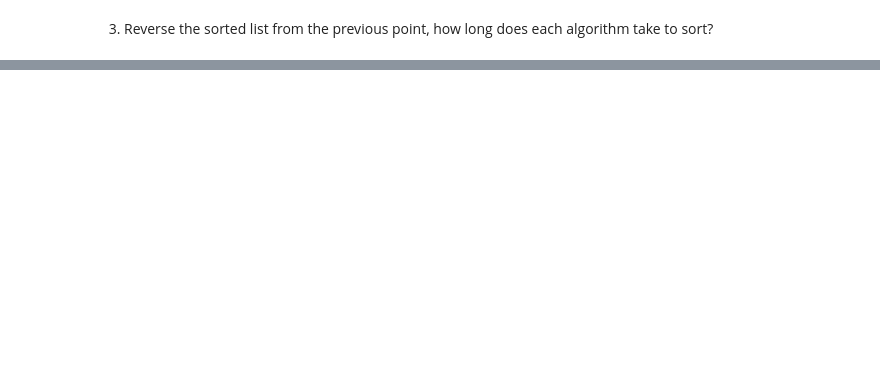
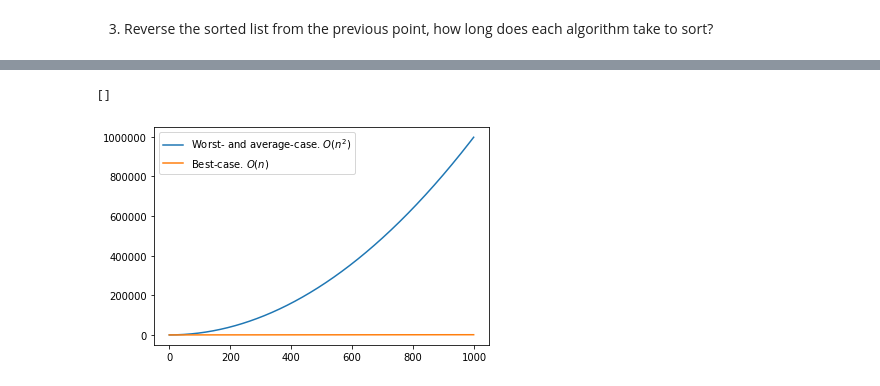
Before and after one commit to Casper-Smet/High-Performance_Programming, a Jupyter notebook: 01.1 Complexity of sorting.ipynb, the cells around one changed output, grey strips where cells are left out. Saved outputs shown, nothing was run; the diff lists cells and outputs as text; code cells hidden in the pictures; blank space fills up the shorter version.

```diff
--- a/01.1 Complexity of sorting.ipynb
+++ b/01.1 Complexity of sorting.ipynb
@@ -109,0 +144,8 @@ partial_reversed_func(merge_sort)
+# %%
+plt.plot(x_range, O_n2_list, label="Worst- and average-case. $O(n^{2})$")
+plt.plot(x_range, O_n_list, label="Best-case. $O(n)$")
+plt.legend()
+plt.plot()
+# %% [output]
+[]
+[figure, added]
```
Also changed, not shown: parts of 19 cells of this notebook.
